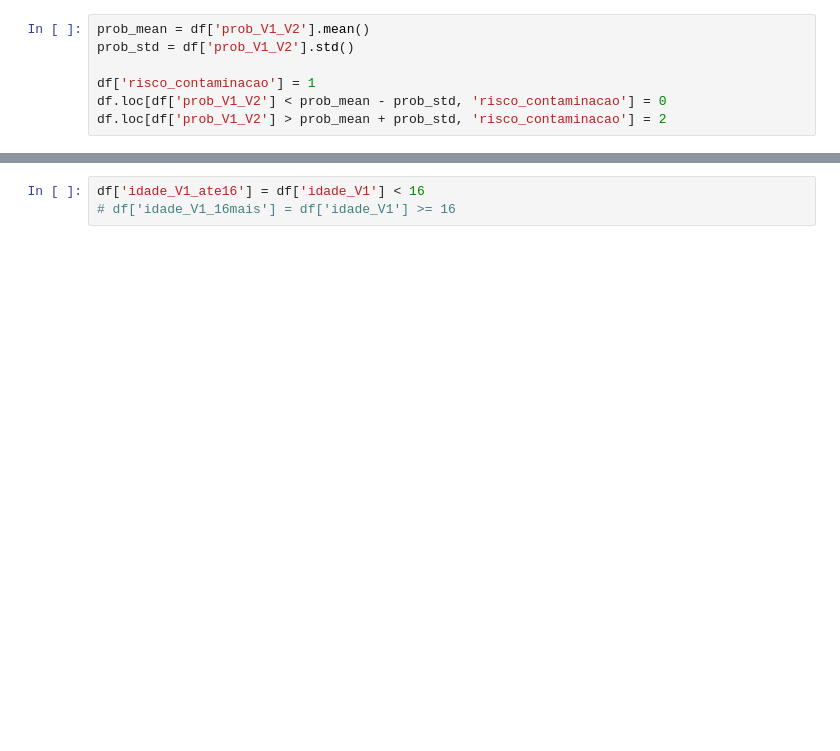
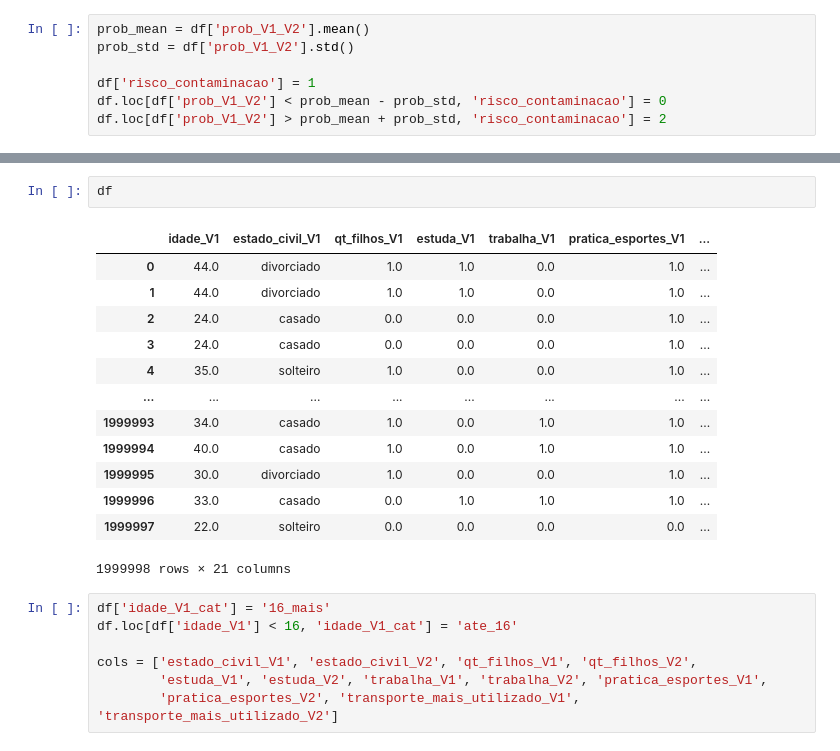
Before and after one commit to jeffc00/case_neoway, a Jupyter notebook: notebooks/case_neoway.ipynb, the cells around one changed output, grey strips where cells are left out. Saved outputs shown, nothing was run; the diff lists cells and outputs as text; blank space fills up the shorter version.

```diff
--- a/notebooks/case_neoway.ipynb
+++ b/notebooks/case_neoway.ipynb
@@ -702,4 +1193,24 @@ sns.kdeplot(x='idade_V2', data=df, hue='risco_contaminacao', ax=ax[1]);
+# %%
+df
+# %% [output]
+|  | idade_V1 | estado_civil_V1 | qt_filhos_V1 | estuda_V1 | trabalha_V1 | pratica_esportes_V1 | ... |
+| 0 | 44.0 | divorciado | 1.0 | 1.0 | 0.0 | 1.0 | ... |
+| 1 | 44.0 | divorciado | 1.0 | 1.0 | 0.0 | 1.0 | ... |
+| 2 | 24.0 | casado | 0.0 | 0.0 | 0.0 | 1.0 | ... |
+| 3 | 24.0 | casado | 0.0 | 0.0 | 0.0 | 1.0 | ... |
+| 4 | 35.0 | solteiro | 1.0 | 0.0 | 0.0 | 1.0 | ... |
+| ... | ... | ... | ... | ... | ... | ... | ... |
+| 1999993 | 34.0 | casado | 1.0 | 0.0 | 1.0 | 1.0 | ... |
+| 1999994 | 40.0 | casado | 1.0 | 0.0 | 1.0 | 1.0 | ... |
+| 1999995 | 30.0 | divorciado | 1.0 | 0.0 | 0.0 | 1.0 | ... |
+| 1999996 | 33.0 | casado | 0.0 | 1.0 | 1.0 | 1.0 | ... |
+| 1999997 | 22.0 | solteiro | 0.0 | 0.0 | 0.0 | 0.0 | ... |
+1999998 rows × 21 columns
 # %%
-df['idade_V1_ate16'] = df['idade_V1'] < 16
-# df['idade_V1_16mais'] = df['idade_V1'] >= 16
+df['idade_V1_cat'] = '16_mais'
+df.loc[df['idade_V1'] < 16, 'idade_V1_cat'] = 'ate_16'
+
+cols = ['estado_civil_V1', 'estado_civil_V2', 'qt_filhos_V1', 'qt_filhos_V2',
+        'estuda_V1', 'estuda_V2', 'trabalha_V1', 'trabalha_V2', 'pratica_esportes_V1',
+        'pratica_esportes_V2', 'transporte_mais_utilizado_V1', 'transporte_mais_utilizado_V2']
 # %%
```
Also changed, not shown: parts of 62 cells of this notebook.
